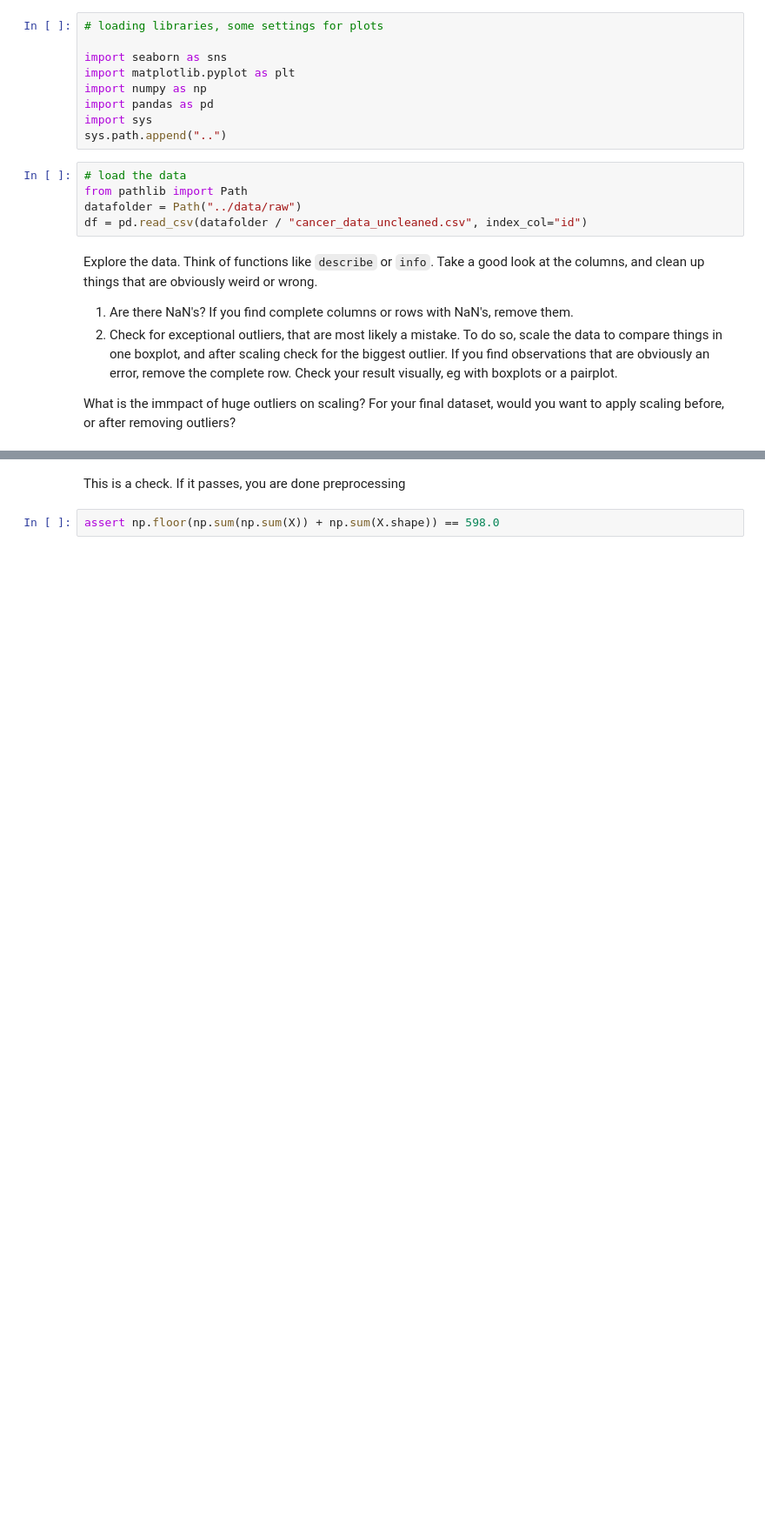
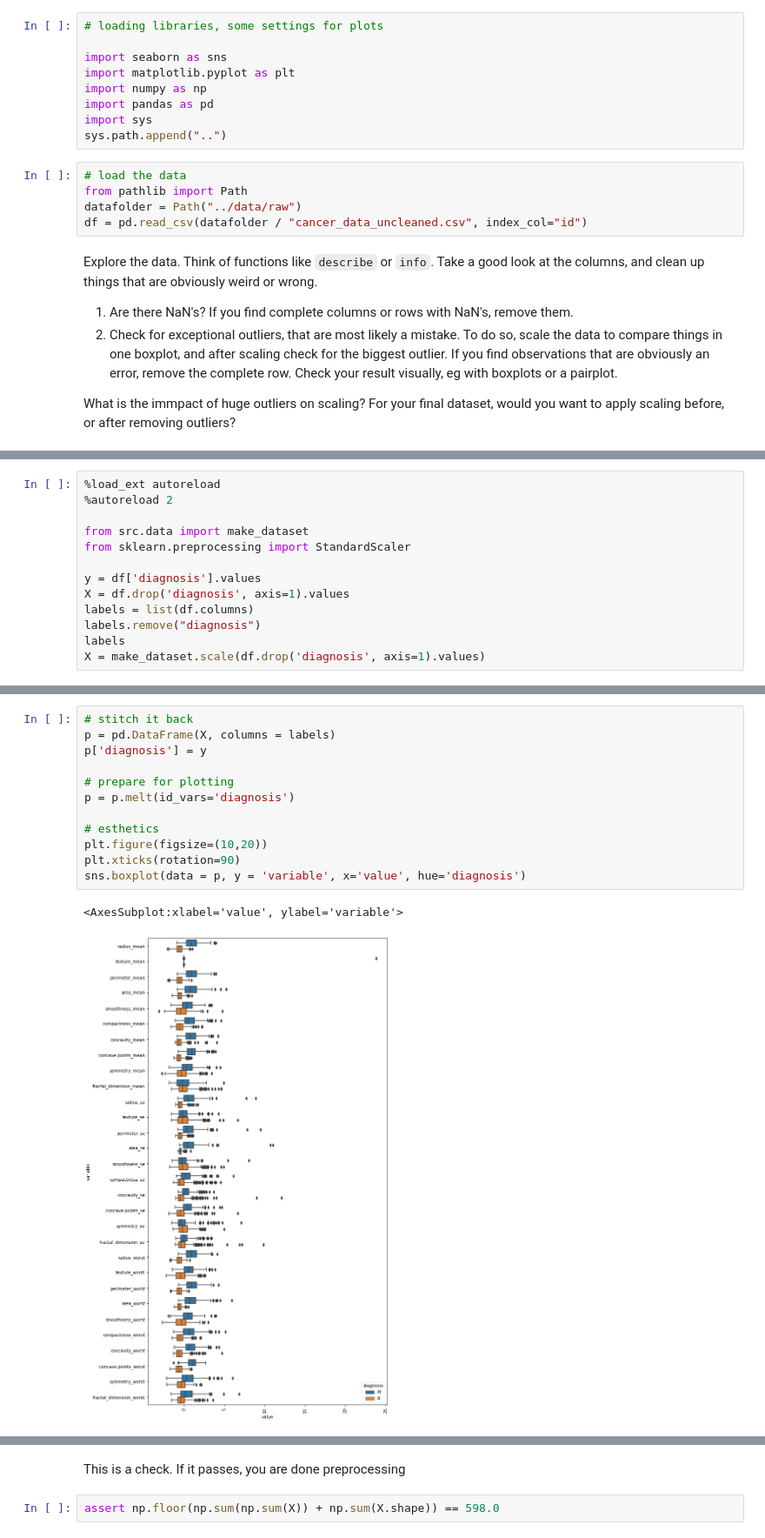
Before and after one commit to Lenkus1/ml-21, a Jupyter notebook: 1-pipelines/notebooks/3_excercises.ipynb, the cells around one changed output, grey strips where cells are left out. Shown at 87% size. Drawn from its saved outputs; the diff is of its cells as text; blank space fills up the shorter version.

```diff
--- a/1-pipelines/notebooks/3_excercises.ipynb
+++ b/1-pipelines/notebooks/3_excercises.ipynb
@@ -27,0 +70,13 @@ you want to apply scaling before, or after removing outliers?
+# %%
+%load_ext autoreload
+%autoreload 2
+
+from src.data import make_dataset
+from sklearn.preprocessing import StandardScaler
+
+y = df['diagnosis'].values
+X = df.drop('diagnosis', axis=1).values
+labels = list(df.columns)
+labels.remove("diagnosis")
+labels
+X = make_dataset.scale(df.drop('diagnosis', axis=1).values)
@@ -27,0 +87,15 @@ you want to apply scaling before, or after removing outliers?
+# %%
+# stitch it back
+p = pd.DataFrame(X, columns = labels)
+p['diagnosis'] = y
+
+# prepare for plotting
+p = p.melt(id_vars='diagnosis')
+
+# esthetics
+plt.figure(figsize=(10,20))
+plt.xticks(rotation=90)
+sns.boxplot(data = p, y = 'variable', x='value', hue='diagnosis')
+# %% [output]
+<AxesSubplot:xlabel='value', ylabel='variable'>
+[figure, added]
```
Also changed, not shown: parts of 14 cells of this notebook, 2 other files.
